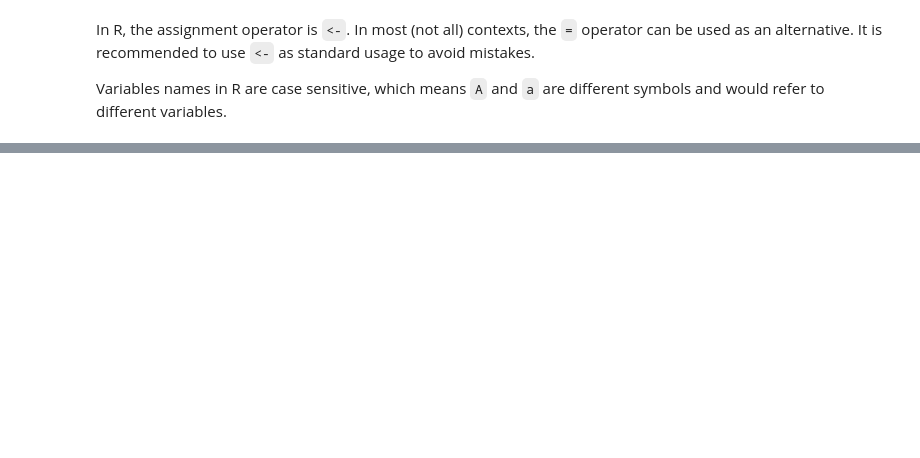
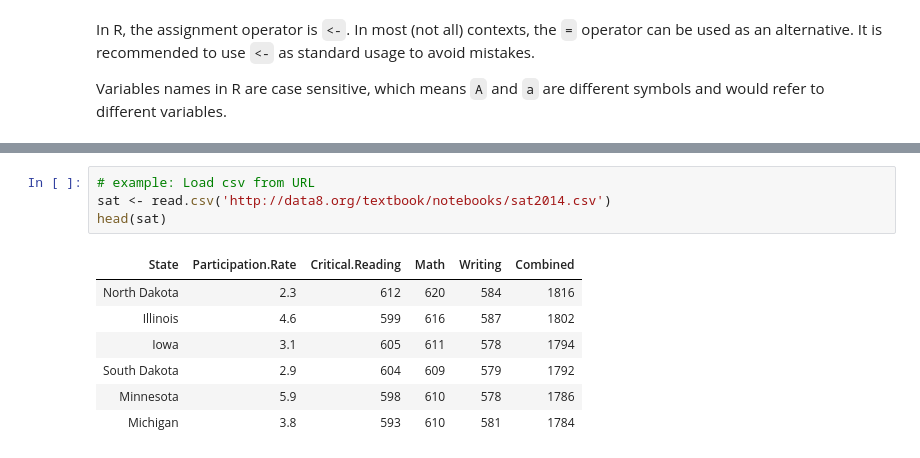
Before and after one commit to ds-modules/R-Module, a Jupyter notebook: Learning R.ipynb, the cells around one changed output, grey strips where cells are left out. Saved outputs shown, nothing was run; the diff lists cells and outputs as text; blank space fills up the shorter version.

```diff
--- a/Learning R.ipynb
+++ b/Learning R.ipynb
@@ -129,0 +271,12 @@ print(Val)
+# %%
+# example: Load csv from URL
+sat <- read.csv('http://data8.org/textbook/notebooks/sat2014.csv')
+head(sat)
+# %% [output]
+| State | Participation.Rate | Critical.Reading | Math | Writing | Combined |
+| North Dakota | 2.3 | 612 | 620 | 584 | 1816 |
+| Illinois | 4.6 | 599 | 616 | 587 | 1802 |
+| Iowa | 3.1 | 605 | 611 | 578 | 1794 |
+| South Dakota | 2.9 | 604 | 609 | 579 | 1792 |
+| Minnesota | 5.9 | 598 | 610 | 578 | 1786 |
+| Michigan | 3.8 | 593 | 610 | 581 | 1784 |
```
Also changed, not shown: parts of 39 cells of this notebook.
